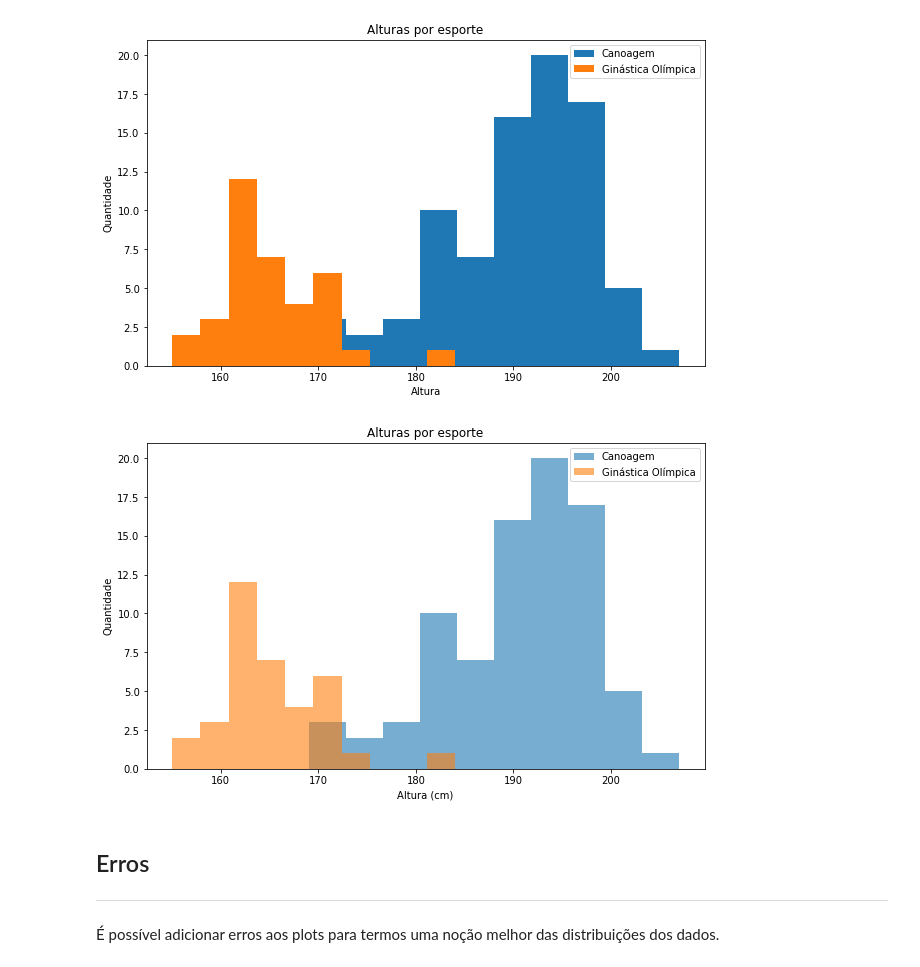
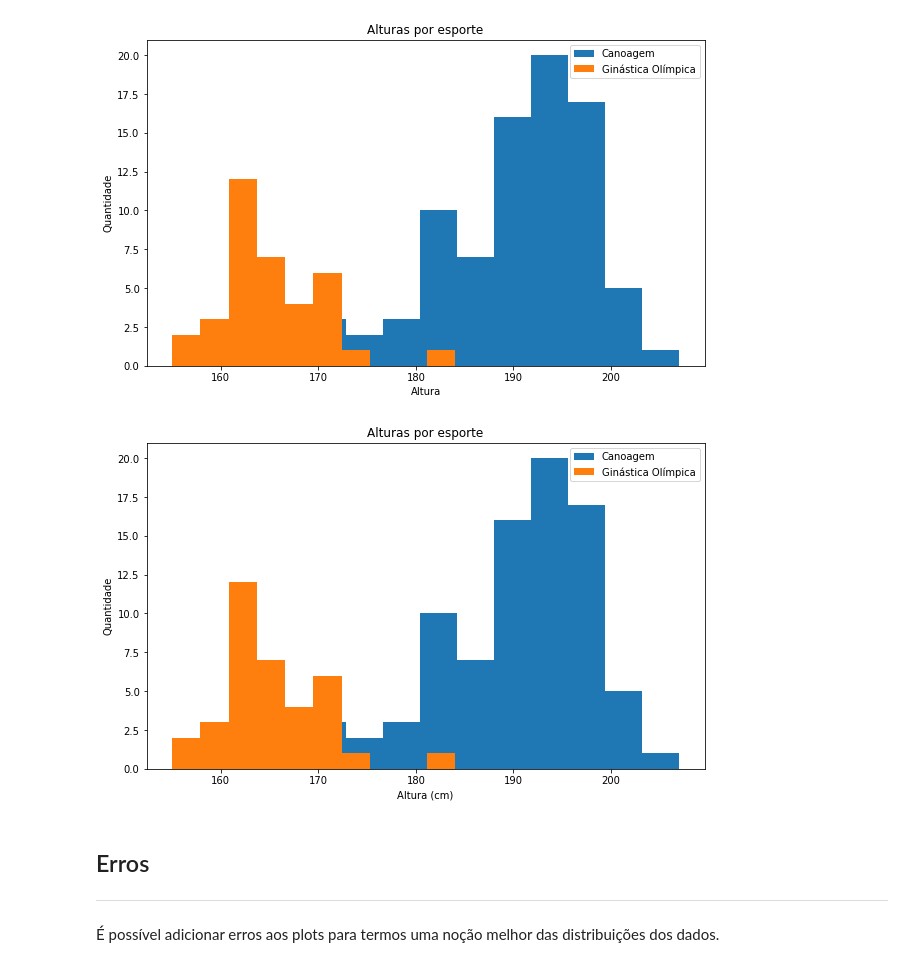
Before and after one commit to nasserboan/marrecos-malvados, a Jupyter notebook: aula004_data_viz_matplotlib.ipynb, the cells around one changed output. Saved outputs shown, nothing was run; the diff lists cells and outputs as text; code cells hidden in the pictures.

```diff
--- a/aula004_data_viz_matplotlib.ipynb
+++ b/aula004_data_viz_matplotlib.ipynb
@@ -428,16 +527,16 @@ plt.show()
 # %%
 f,ax = plt.subplots(figsize=(10,6))
 
-ax.hist(df.query("Sex == 'M'").query("Sport == 'Rowing'").Height,label='Canoagem',alpha=0.6,bins=10)
-ax.hist(df.query("Sex == 'M'").query("Sport == 'Gymnastics'").Height,label='Ginástica Olímpica',alpha=0.6,bins=10)
+ax.hist(df.query("Sex == 'M'").query("Sport == 'Rowing'").Height,label='Canoagem')
+ax.hist(df.query("Sex == 'M'").query("Sport == 'Gymnastics'").Height,label='Ginástica Olímpica')
 ax.set_xlabel("Altura (cm)")
 ax.set_ylabel("Quantidade")
 ax.set_title("Alturas por esporte")
 
 plt.legend()
 plt.show()
 # %% [output]
-[figure, old version]
+[figure, new version]
 # %% [markdown]
 ## Erros
 ___
```
Also changed, not shown: parts of 33 cells of this notebook, 7 other files.
